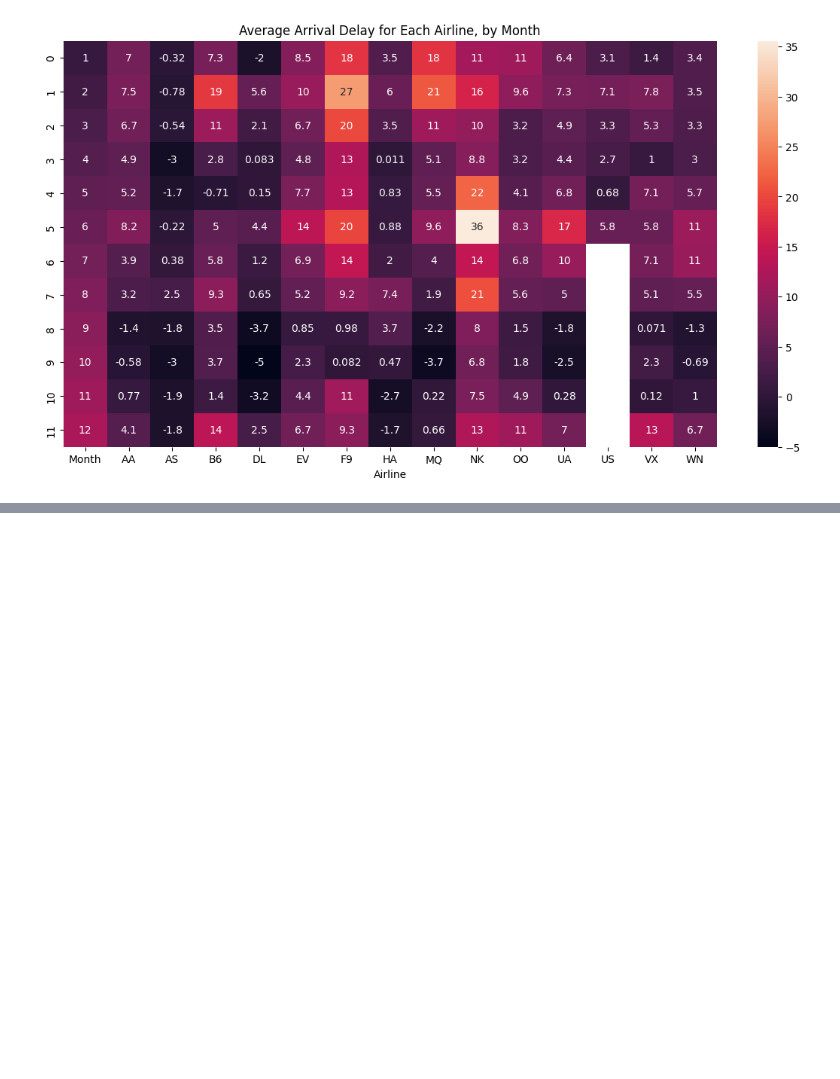
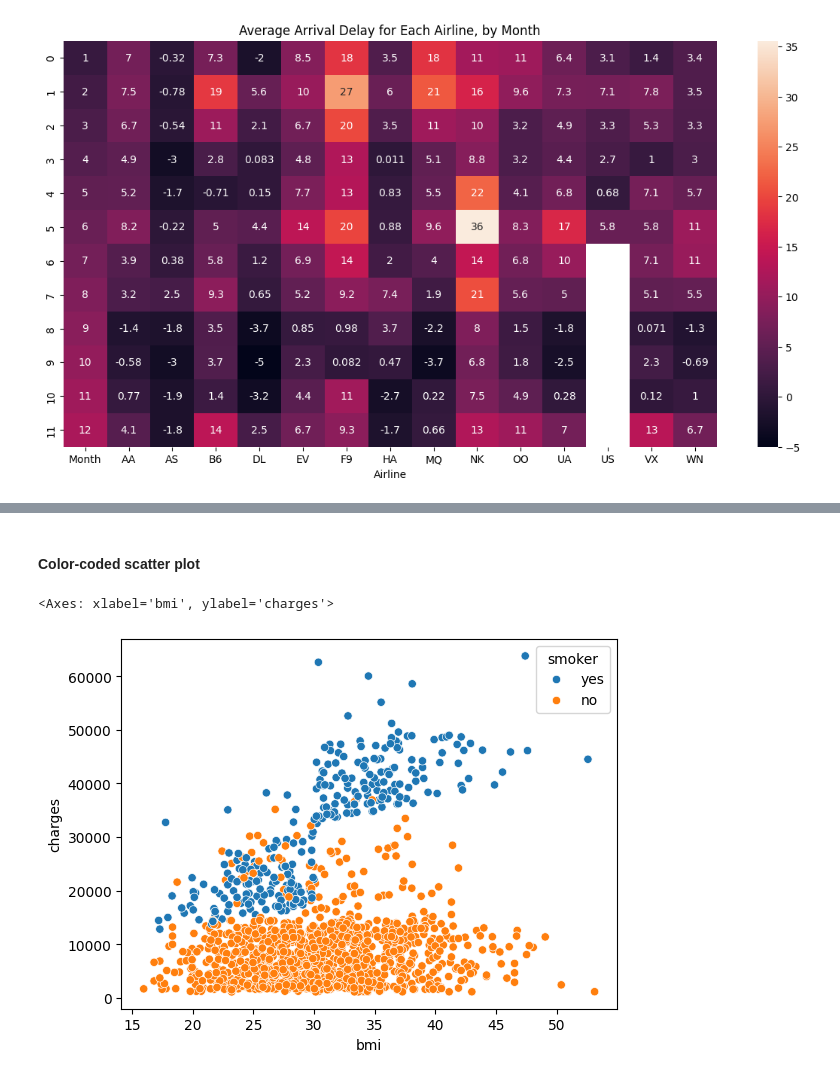
Before and after one commit to dianamatkava/ml-ds-projects, a Jupyter notebook: Data Visualization.ipynb, the cells around one changed output, grey strips where cells are left out. Drawn from its saved outputs; the diff is of its cells as text; code cells hidden in the pictures; blank space fills up the shorter version.

```diff
--- a/Data Visualization.ipynb
+++ b/Data Visualization.ipynb
@@ -101,0 +140,7 @@ Text(0.5, 47.7222222222222, 'Airline')
+# %% [markdown]
+#### Color-coded scatter plot
+# %%
+sns.scatterplot(x=insurance['bmi'], y=insurance['charges'], hue=insurance['smoker'])
+# %% [output]
+<Axes: xlabel='bmi', ylabel='charges'>
+[figure, added]
```
Also changed, not shown: parts of 10 cells of this notebook, 1 other file.
